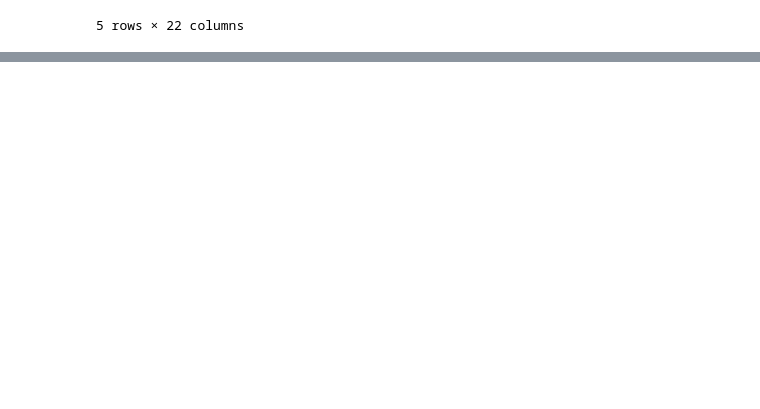
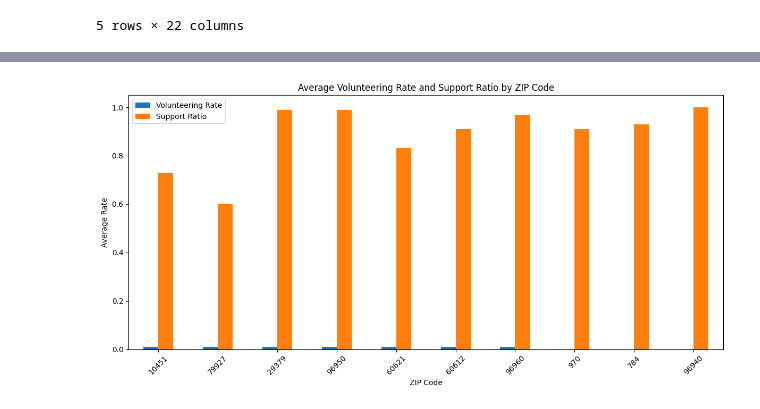
Before and after one commit to Mea-J/python_ds, a Jupyter notebook: Opportunity_Analysis.ipynb, the cells around one changed output, grey strips where cells are left out. Drawn from its saved outputs; the diff is of its cells as text; code cells hidden in the pictures; blank space fills up the shorter version.

```diff
--- a/Opportunity_Analysis.ipynb
+++ b/Opportunity_Analysis.ipynb
@@ -44,0 +66,18 @@ memory usage: 444.6+ KB
+# %%
+# Data Cleaning: Dropping columns with too many nulls and that are not relevant
+cols_to_drop = [
+    "ec_parent_ses_college", "ec_parent_ses_se_college", "ec_high_parent_ses_college",
+    "ec_high_parent_ses_se_college", "bias_parent_ses_college", "bias_high_parent_ses_college",
+    "exposure_parent_ses_college"
+]
+df = df.drop(columns=cols_to_drop)
+# %%
+# Filling missing values using column Mean = smoothing
+cols_with_missing = [
+    "ec_own_ses_college", "exposure_own_ses_college", "bias_own_ses_college",
+    "clustering_college", "support_ratio_college", "volunteering_rate_college", "mean_students_per_cohort"
+]
+df[cols_with_missing] = df[cols_with_missing].fillna(df[cols_with_missing].mean())
+# %%
+# Data Cleaning: Rounding float values
+df = df.round(2)
@@ -44,0 +102,8 @@ memory usage: 444.6+ KB
+# %%
+# We removed statistical error and subgroup-specific columns to simplify analysis, focusing on overall college-level SES dynamics.
+cols_to_drop = [
+    'ec_high_own_ses_se_college',
+    'ec_high_own_ses_college',
+    'ec_own_ses_se_college'
+]
+df.drop(columns=cols_to_drop, inplace=True)
@@ -44,0 +211,21 @@ memory usage: 444.6+ KB
+# %%
+import matplotlib.pyplot as plt
+import pandas as pd
+
+# Step 1: Calculate average values by ZIP
+zip_grouped = df.groupby('zip')[['volunteering_rate_college', 'support_ratio_college']].mean()
+
+# Step 2: Select top ZIPs by volunteering rate
+top_zips = zip_grouped.sort_values(by='volunteering_rate_college', ascending=False).tail(10)
+
+# Step 3: Plot side-by-side bars
+top_zips.plot(kind='bar', figsize=(12, 6))
+plt.title('Average Volunteering Rate and Support Ratio by ZIP Code')
+plt.xlabel('ZIP Code')
+plt.ylabel('Average Rate')
+plt.xticks(rotation=45)
+plt.legend(['Volunteering Rate', 'Support Ratio'])
+plt.tight_layout()
+plt.show()
+# %% [output]
+[figure, added]
```
Also changed, not shown: parts of 18 cells of this notebook.
